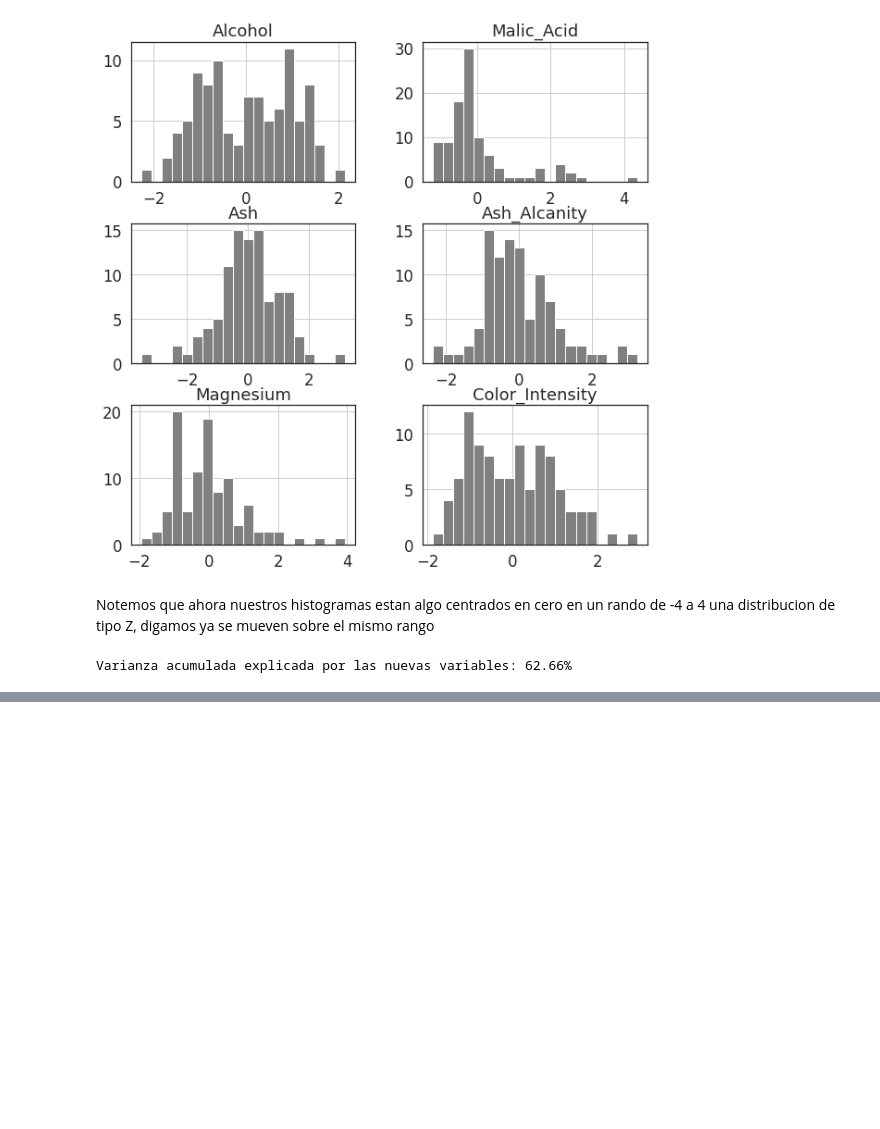
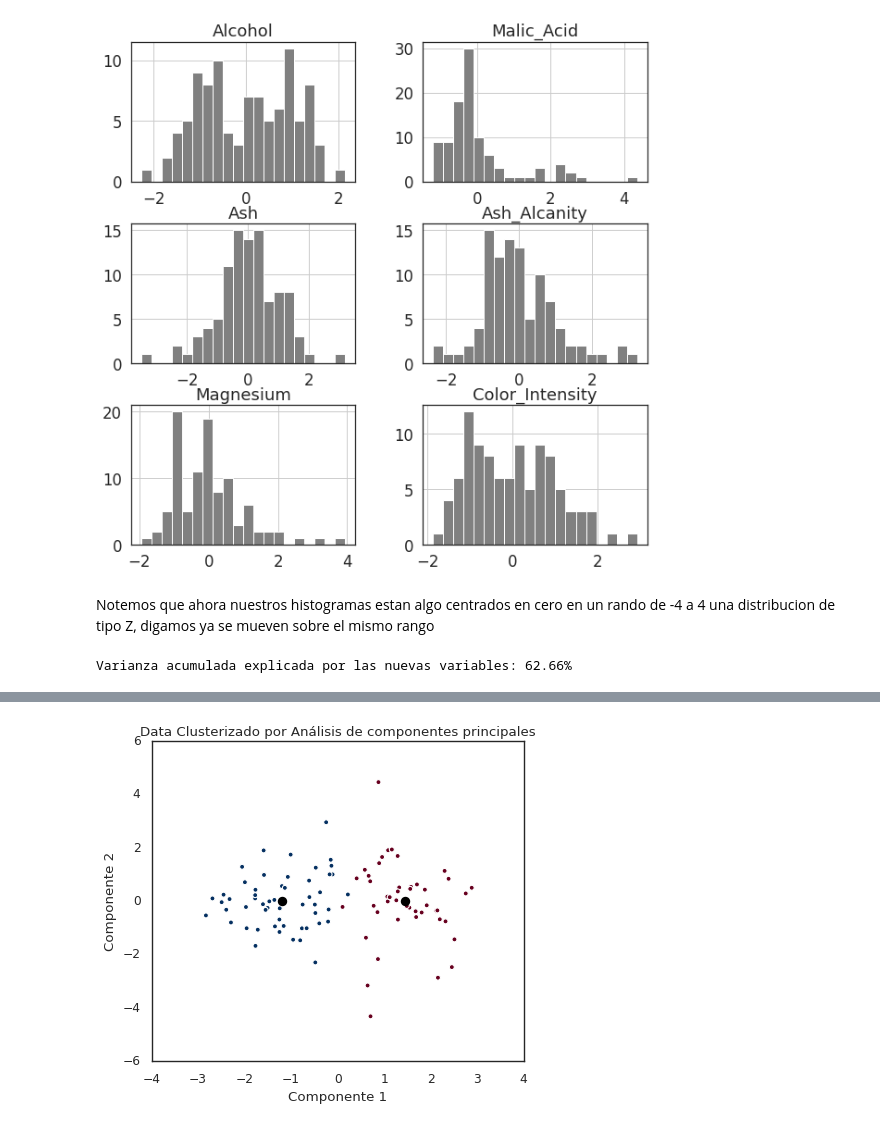
Before and after one commit to LIZZETHGOMEZ/BEDU-Santander, a Jupyter notebook: Machine Learning/Sesion_3.ipynb, the cells around one changed output, grey strips where cells are left out. Drawn from its saved outputs; the diff is of its cells as text; code cells hidden in the pictures; blank space fills up the shorter version.

```diff
--- a/Machine Learning/Sesion_3.ipynb
+++ b/Machine Learning/Sesion_3.ipynb
@@ -185,0 +254,10 @@ Varianza acumulada explicada por las nuevas variables: 62.66%
+# %%
+sns.set(style = "white", rc = {"figure.figsize": (6,5)})
+
+plt.scatter(x = pca_2_resultados[:,0], y = pca_2_resultados[:,1], c = kmeans_labels, cmap = "RdBu_r")
+plt.scatter(centroides_pca[:,0], centroides_pca[:,1], marker = "o",  color = "black", linewidths = 4, zorder = 10);
+plt.title("Data Clusterizado por Análisis de componentes principales")
+plt.xlabel("Componente 1")
+plt.ylabel("Componente 2");
+# %% [output]
+[figure, added]
```
Also changed, not shown: parts of 10 cells of this notebook.
